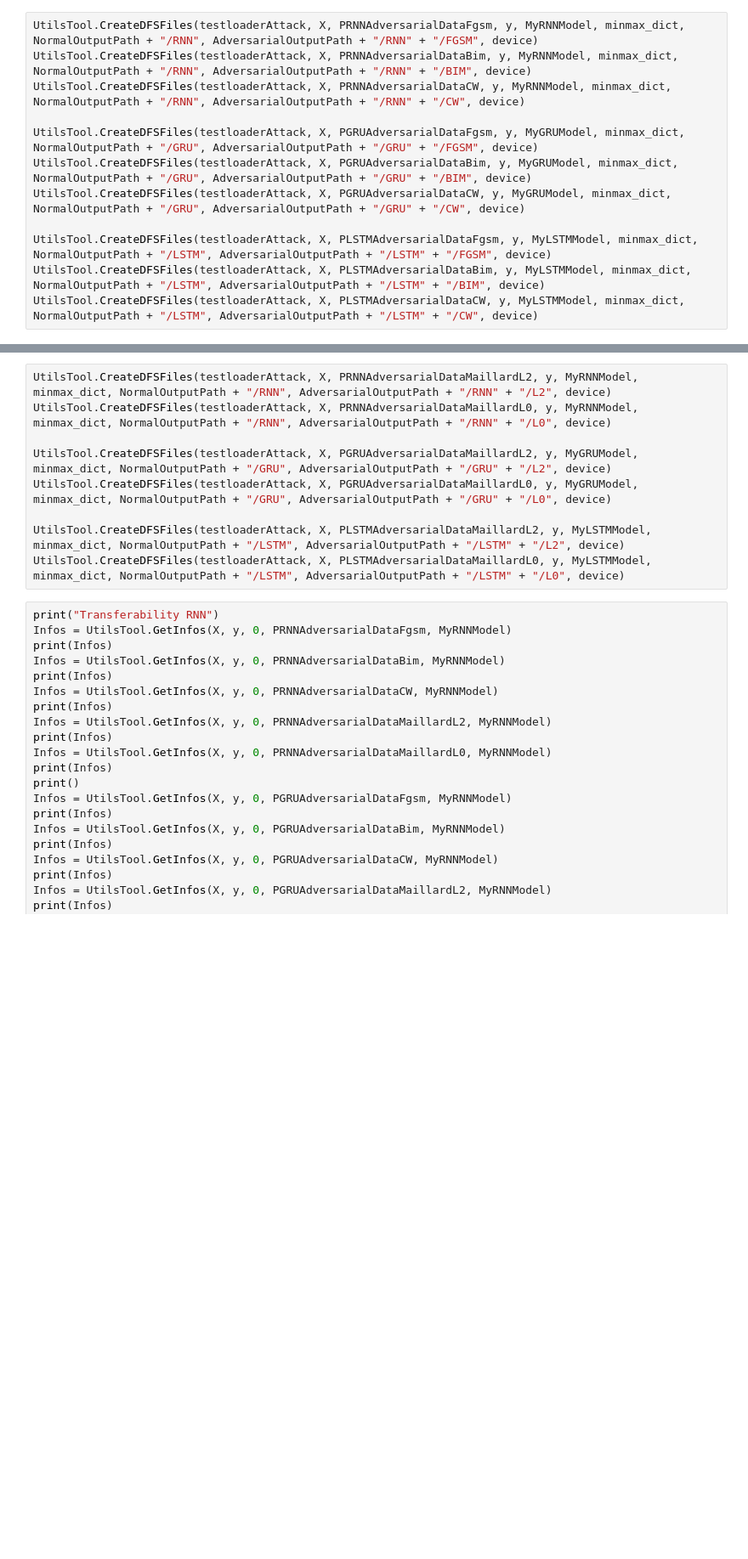
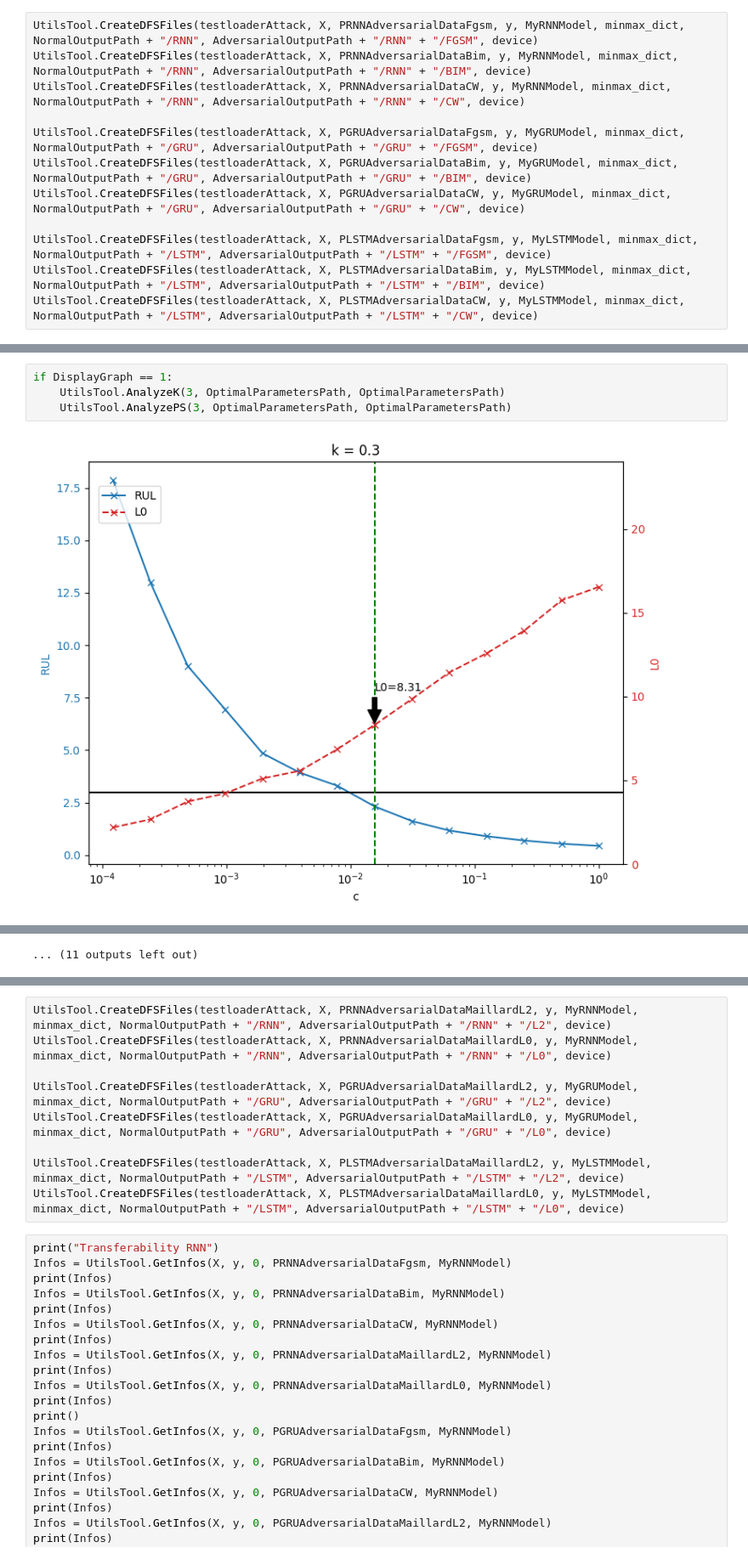
Before and after one commit to PF-Maillard/AdversarialRUL, a Jupyter notebook: Main.ipynb, the cells around one changed output, grey strips where cells are left out. Shown at 85% size. Drawn from its saved outputs; the diff is of its cells as text; blank space fills up the shorter version.

```diff
--- a/Main.ipynb
+++ b/Main.ipynb
@@ -307,0 +273,6 @@ AttributeError: 'dict' object has no attribute 'OptimizeParameters'
+# %%
+if DisplayGraph == 1:
+    UtilsTool.AnalyzeK(3, OptimalParametersPath, OptimalParametersPath)
+    UtilsTool.AnalyzePS(3, OptimalParametersPath, OptimalParametersPath)
+# %% [output]
+[figure, added]
@@ -308,3 +290,4 @@ AttributeError: 'dict' object has no attribute 'OptimizeParameters'
+... (11 outputs left out)
 # %%
 if DisplayGraph == 1:
     AttacksParametersMaillard = {
```
Also changed, not shown: parts of 22 cells of this notebook, 21 other files.
